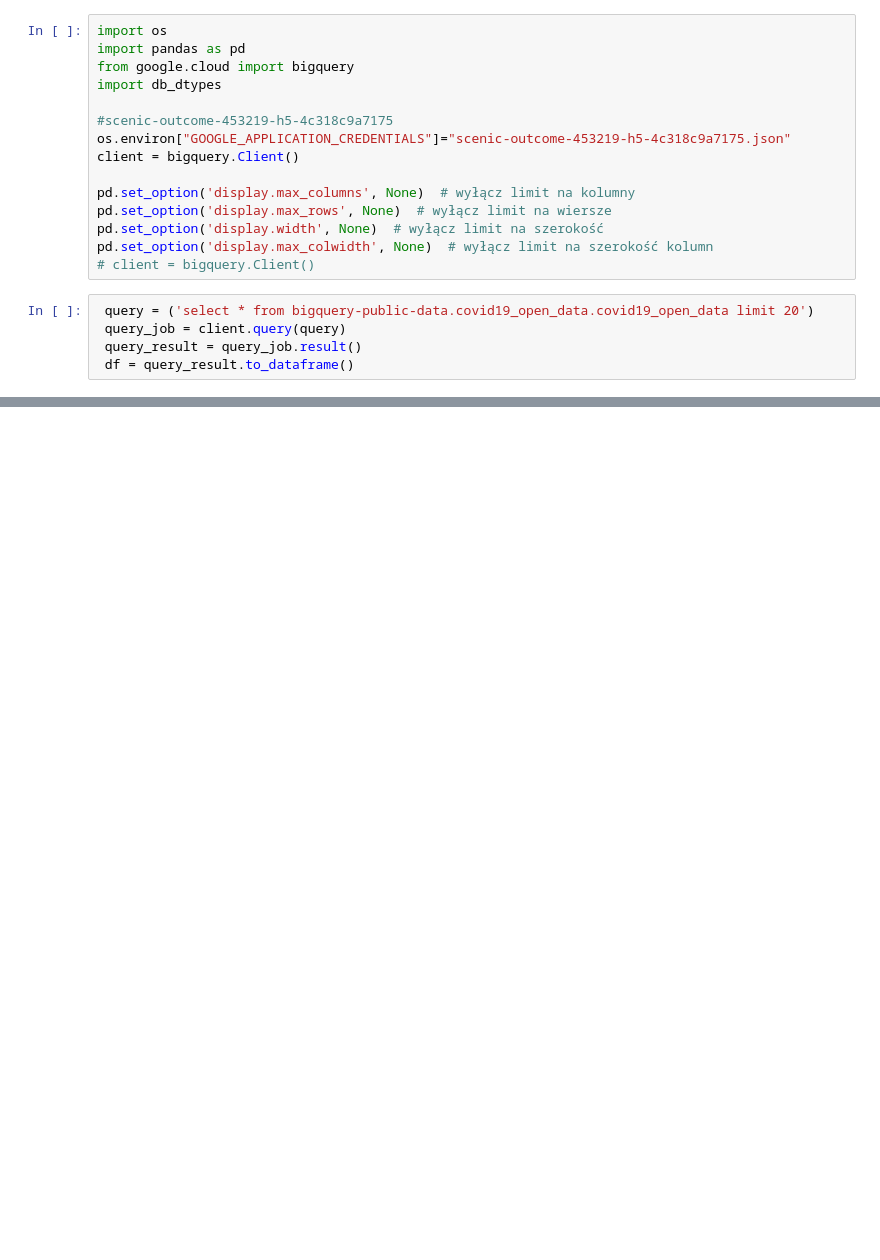
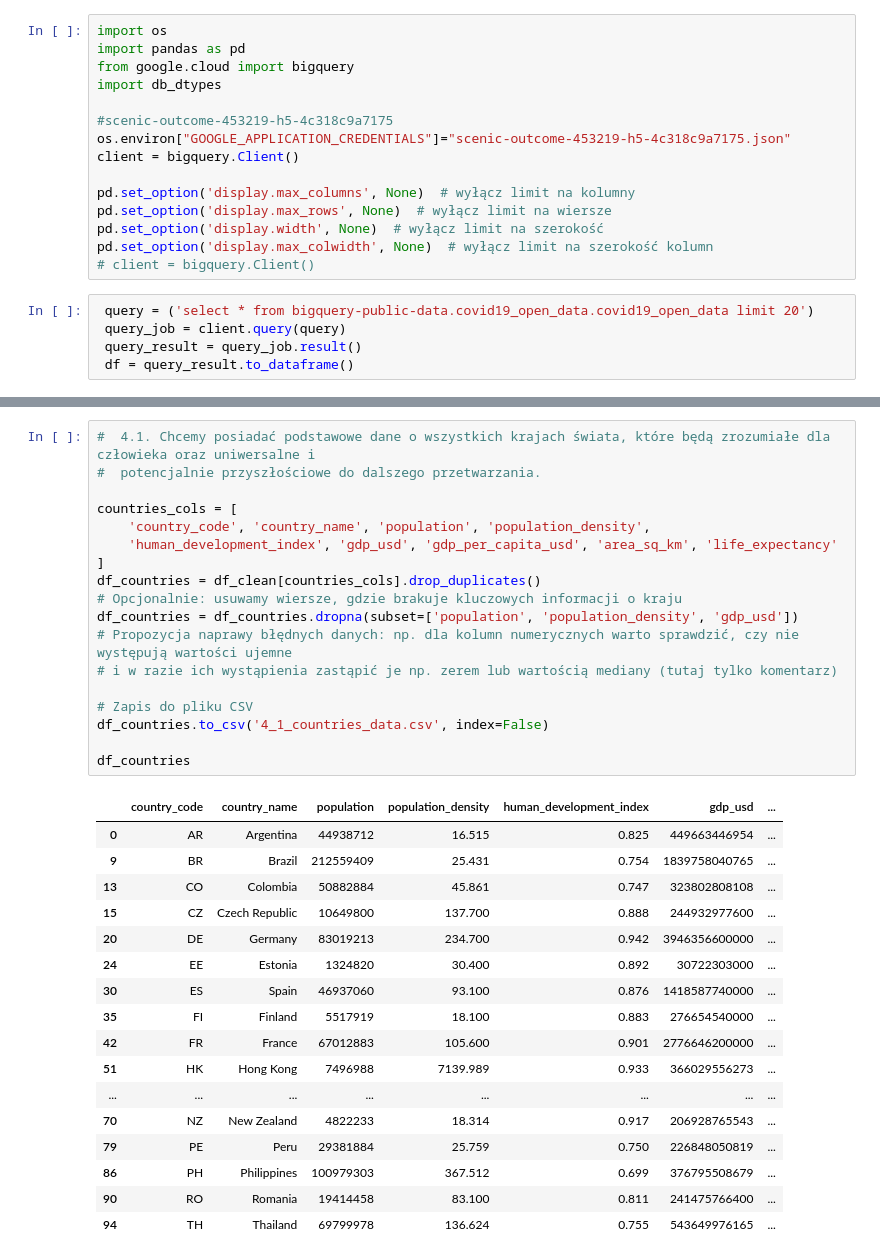
Before and after one commit to kasiap556/bigdata, a Jupyter notebook: main.ipynb, the cells around one changed output, grey strips where cells are left out. Cells and saved outputs as stored; diff of their text form; blank space fills up the shorter version.

```diff
--- a/main.ipynb
+++ b/main.ipynb
@@ -33,0 +372,36 @@ columns_df
+# %%
+#  4.1. Chcemy posiadać podstawowe dane o wszystkich krajach świata, które będą zrozumiałe dla człowieka oraz uniwersalne i
+#  potencjalnie przyszłościowe do dalszego przetwarzania.
+
+countries_cols = [
+    'country_code', 'country_name', 'population', 'population_density',
+    'human_development_index', 'gdp_usd', 'gdp_per_capita_usd', 'area_sq_km', 'life_expectancy'
+]
+df_countries = df_clean[countries_cols].drop_duplicates()
+# Opcjonalnie: usuwamy wiersze, gdzie brakuje kluczowych informacji o kraju
+df_countries = df_countries.dropna(subset=['population', 'population_density', 'gdp_usd'])
+# Propozycja naprawy błędnych danych: np. dla kolumn numerycznych warto sprawdzić, czy nie występują wartości ujemne
+# i w razie ich wystąpienia zastąpić je np. zerem lub wartością mediany (tutaj tylko komentarz)
+
+# Zapis do pliku CSV
+df_countries.to_csv('4_1_countries_data.csv', index=False)
+
+df_countries
+# %% [output]
+|  | country_code | country_name | population | population_density | human_development_index | gdp_usd | ... |
+| 0 | AR | Argentina | 44938712 | 16.515 | 0.825 | 449663446954 | ... |
+| 9 | BR | Brazil | 212559409 | 25.431 | 0.754 | 1839758040765 | ... |
+| 13 | CO | Colombia | 50882884 | 45.861 | 0.747 | 323802808108 | ... |
+| 15 | CZ | Czech Republic | 10649800 | 137.700 | 0.888 | 244932977600 | ... |
+| 20 | DE | Germany | 83019213 | 234.700 | 0.942 | 3946356600000 | ... |
+| 24 | EE | Estonia | 1324820 | 30.400 | 0.892 | 30722303000 | ... |
+| 30 | ES | Spain | 46937060 | 93.100 | 0.876 | 1418587740000 | ... |
+| 35 | FI | Finland | 5517919 | 18.100 | 0.883 | 276654540000 | ... |
+| 42 | FR | France | 67012883 | 105.600 | 0.901 | 2776646200000 | ... |
+| 51 | HK | Hong Kong | 7496988 | 7139.989 | 0.933 | 366029556273 | ... |
+| ... | ... | ... | ... | ... | ... | ... | ... |
+| 70 | NZ | New Zealand | 4822233 | 18.314 | 0.917 | 206928765543 | ... |
+| 79 | PE | Peru | 29381884 | 25.759 | 0.750 | 226848050819 | ... |
+| 86 | PH | Philippines | 100979303 | 367.512 | 0.699 | 376795508679 | ... |
+| 90 | RO | Romania | 19414458 | 83.100 | 0.811 | 241475766400 | ... |
+| 94 | TH | Thailand | 69799978 | 136.624 | 0.755 | 543649976165 | ... |
```
Also changed, not shown: parts of 17 cells of this notebook.
